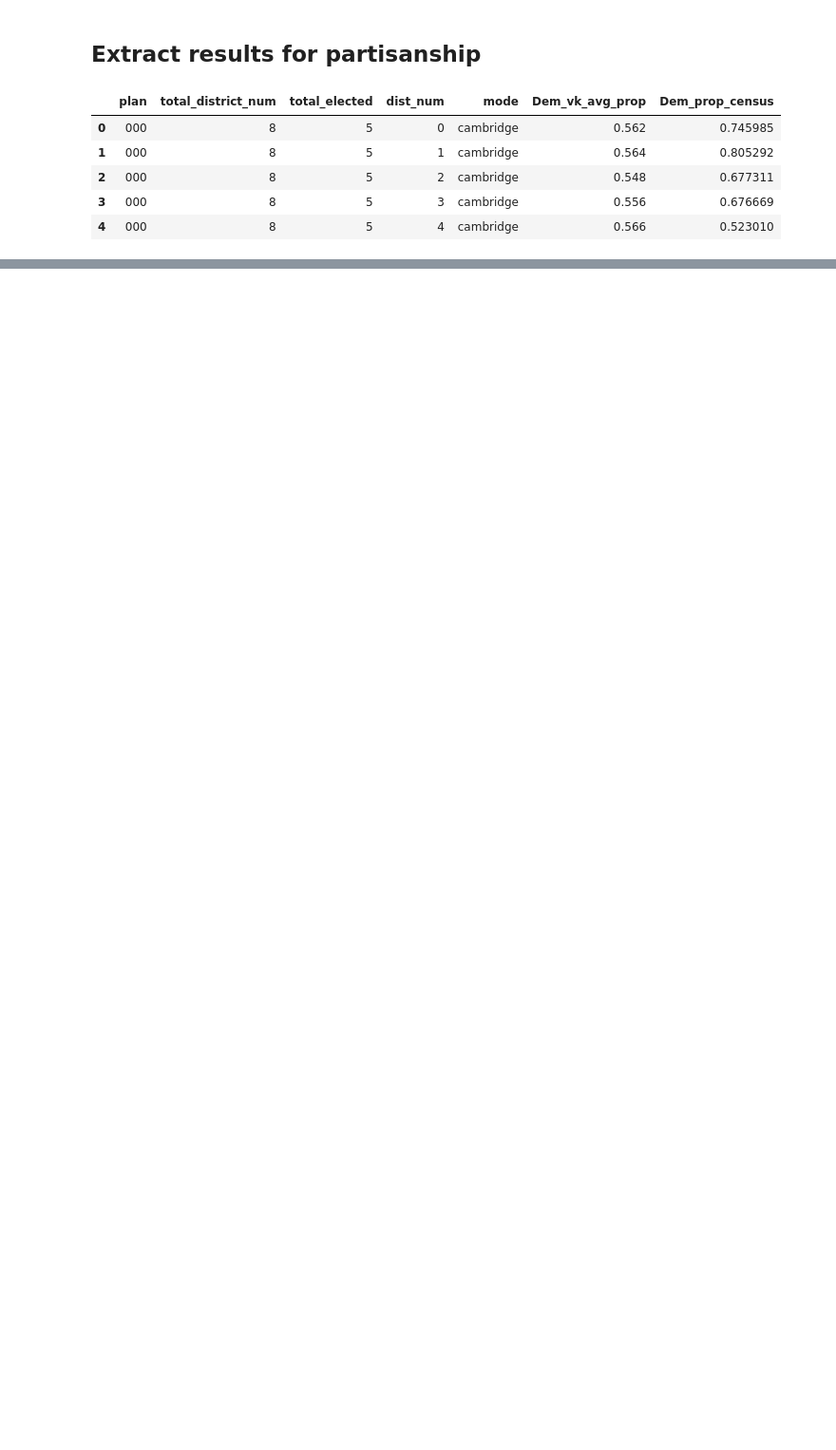
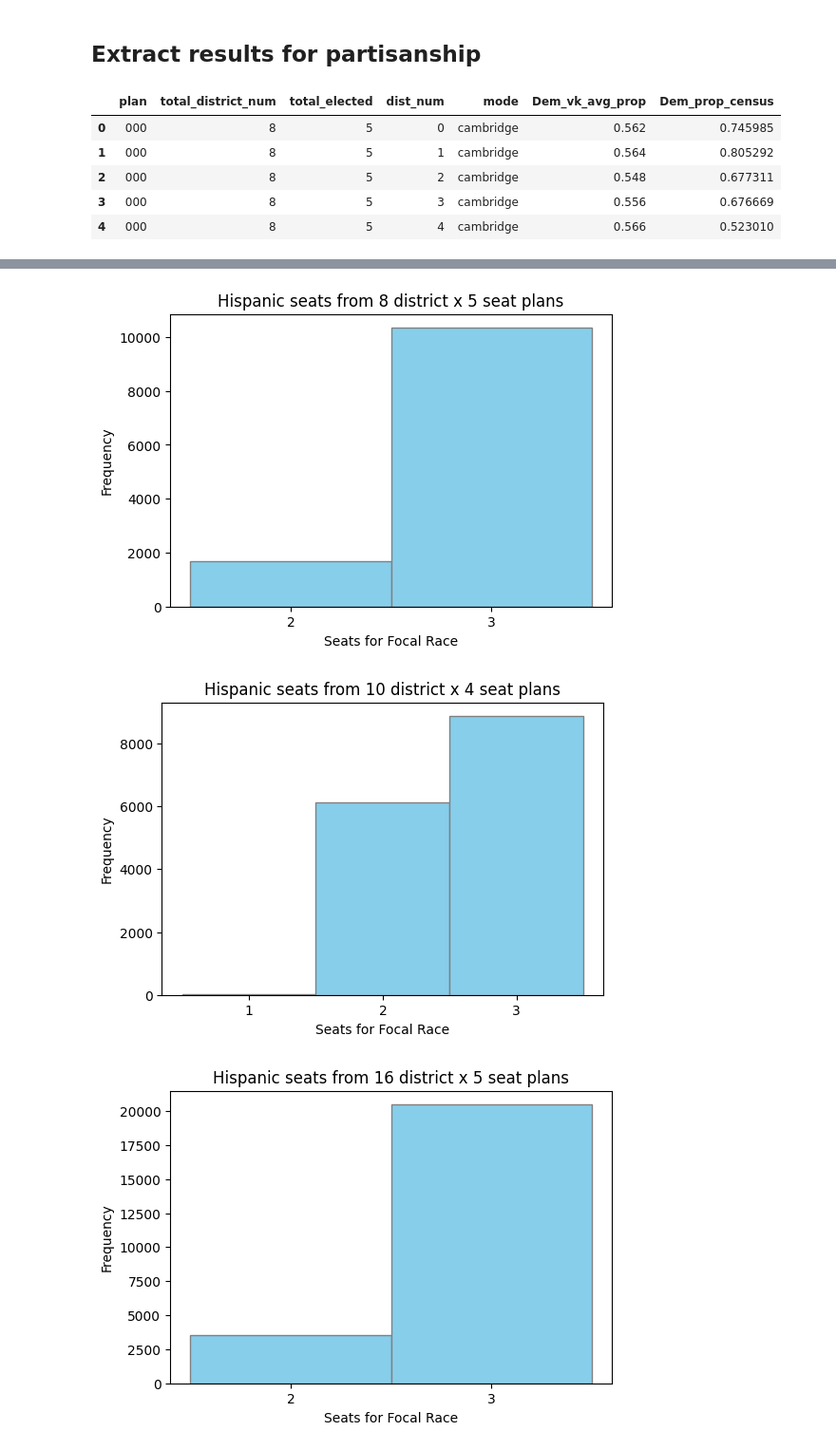
Before and after one commit to hanelee/ca_stv, a Jupyter notebook: process_results.ipynb, the cells around one changed output, grey strips where cells are left out. Shown at 95% size. Saved outputs shown, nothing was run; the diff lists cells and outputs as text; code cells hidden in the pictures; blank space fills up the shorter version.

Commit message:
Update process_results.ipynb
Added histograms for each district number x seats configuration

```diff
--- a/process_results.ipynb
+++ b/process_results.ipynb
@@ -158,0 +176,6 @@ partisan_df.to_csv("Partisan_results.csv", index=False)
+# %%
+def count_focal_winners(rep_res, focal):
+    # Count how many belong in focal group
+    all_entries = [item for unit in rep_res for item in unit]
+    count = sum(1 for item in all_entries if item.startswith(focal))
+    return(count)
@@ -158,0 +248,19 @@ partisan_df.to_csv("Partisan_results.csv", index=False)
+# %%
+import matplotlib.pyplot as plt
+
+dist_seats = {8:5, 10:4, 16:5, 20:4, 40:1, 80:1}
+
+# Assume your DataFrame is called df
+for dn, group in df_hist.groupby("total_district_num"):
+    plt.figure(figsize=(6,4))
+    plt.hist(group["H_seats"], bins=range(group["H_seats"].min(), group["H_seats"].max()+2),
+             align='left', edgecolor='gray', color='skyblue')
+    plt.xticks(range(group["H_seats"].min(), group["H_seats"].max()+1))
+    plt.xlabel("Seats for Focal Race")
+    plt.ylabel("Frequency")
+    plt.title(f"Hispanic seats from {dn} district x {dist_seats[dn]} seat plans")
+    plt.show()
+# %% [output]
+[figure, added]
+[figure, added]
+[figure, added]
```
Also changed, not shown: parts of 4 cells of this notebook.
